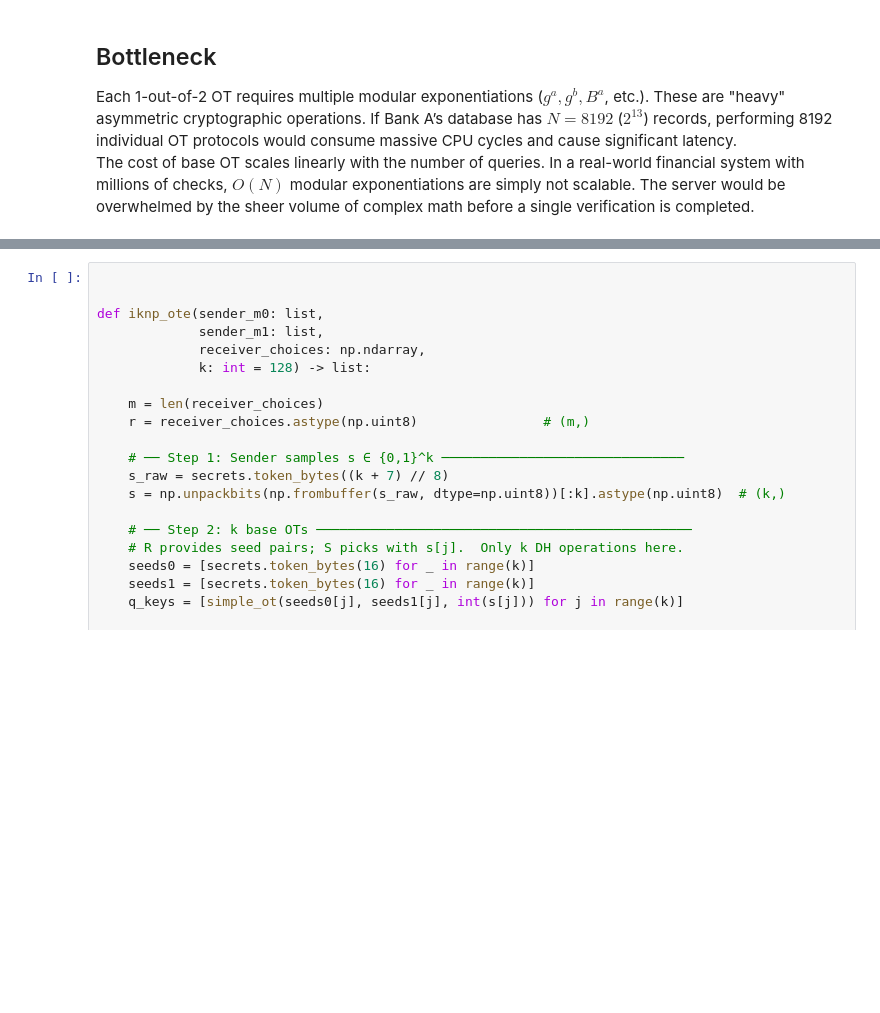
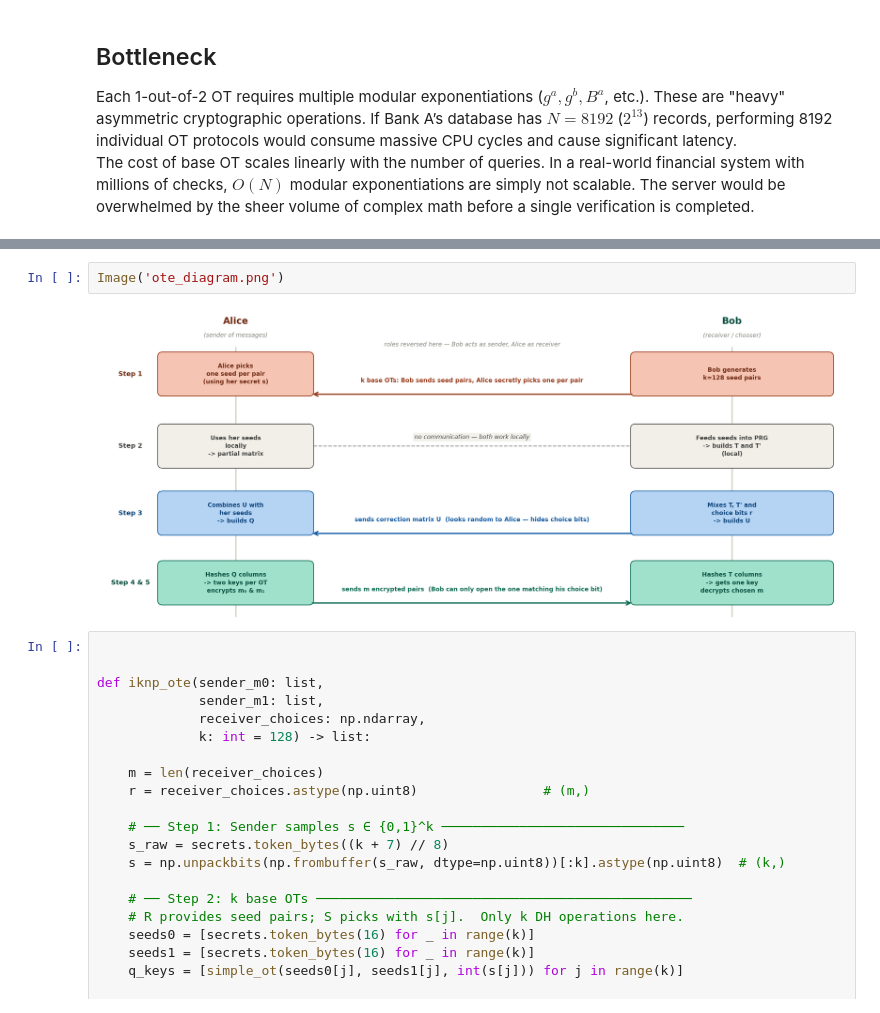
Before and after one commit to oskarpiibar/Data-Security-and-Privacy, a Jupyter notebook: M1/OTE.ipynb, the cells around one changed output, grey strips where cells are left out. Cells and saved outputs as stored; diff of their text form; blank space fills up the shorter version.

Commit message:
Add my diagram again because Oskar deleted it

```diff
--- a/M1/OTE.ipynb
+++ b/M1/OTE.ipynb
@@ -245,3 +196,7 @@ The cost of base OT scales linearly with the number of queries. In a real-world
+# %%
+Image('ote_diagram.png')
+# %% [output]
+[figure, added]
 # %%
 
 
```
Also changed, not shown: parts of 2 cells of this notebook.
